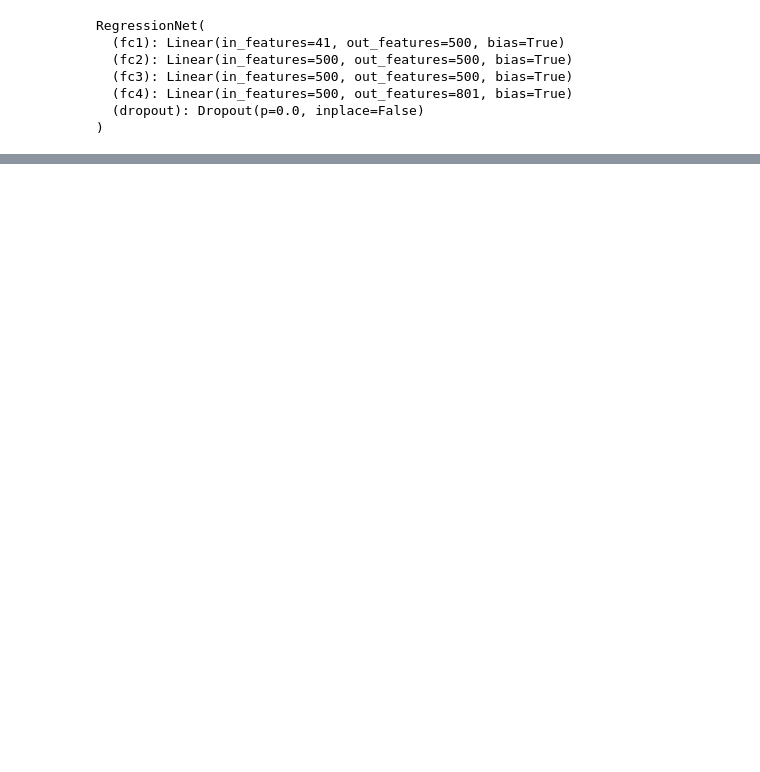
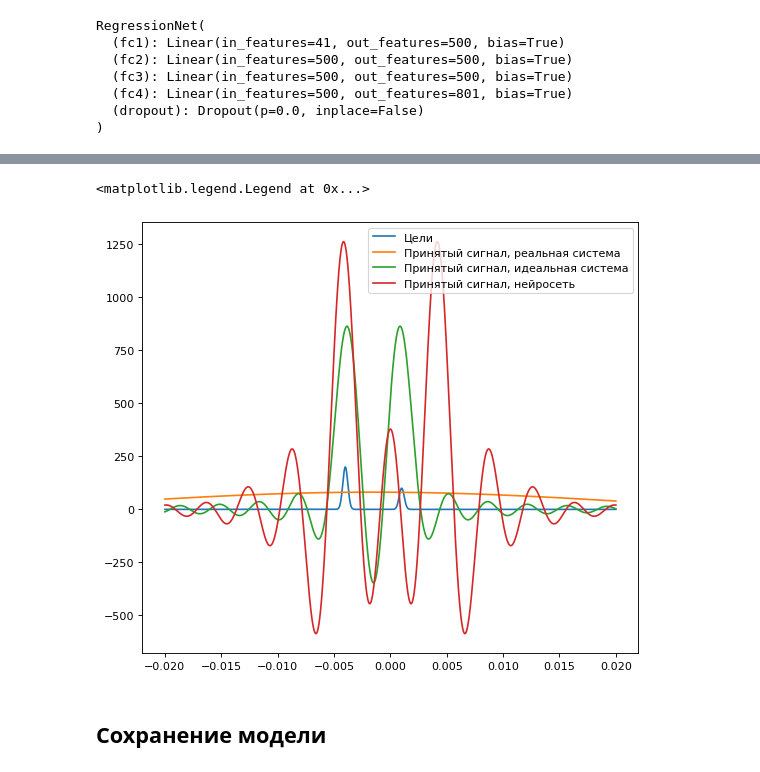
Before and after one commit to qwerty29544/superresolution_nn, a Jupyter notebook: ipynb/superresolution.ipynb, the cells around one changed output, grey strips where cells are left out. Saved outputs shown, nothing was run; the diff lists cells and outputs as text; code cells hidden in the pictures; blank space fills up the shorter version.

```diff
--- a/ipynb/superresolution.ipynb
+++ b/ipynb/superresolution.ipynb
@@ -253,2 +288,14 @@ plt.plot(np.arange(-400, 401), Y_val_tensor[18, :].detach())
+# %%
+plt.figure(figsize = (8, 7), dpi = 80)
+plt.plot(alpha, signals, label = "Цели")
+plt.plot(alpha, U_real, label = "Принятый сигнал, реальная система")
+plt.plot(alpha, U_virtual, label = "Принятый сигнал, идеальная система")
+plt.plot(alpha, U_nn, label = "Принятый сигнал, нейросеть")
+plt.legend()
+# %% [output]
+<matplotlib.legend.Legend at 0x...>
+[figure, added]
+# %% [markdown]
+## Сохранение модели
 # %%
 torch.save(model_superresolution.state_dict(), "model_params")
```
Also changed, not shown: parts of 15 cells of this notebook, 4 other files.
